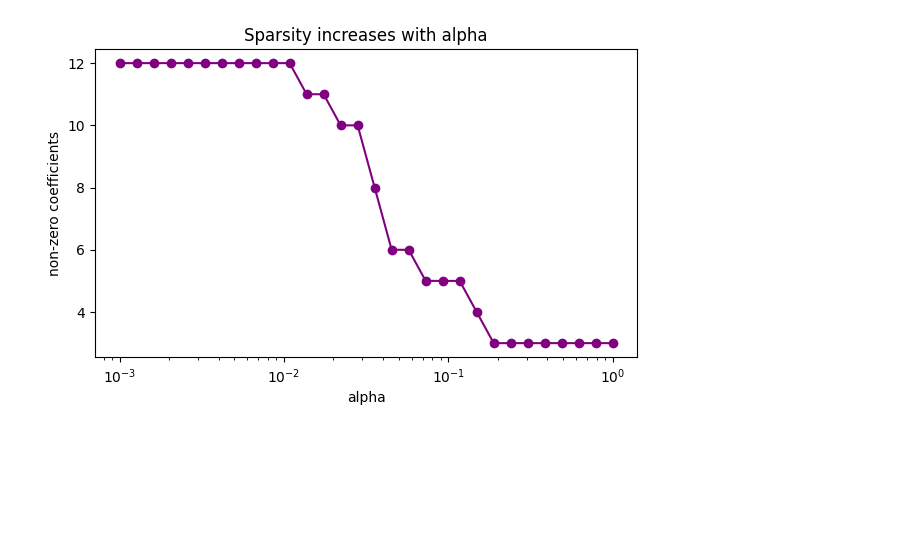
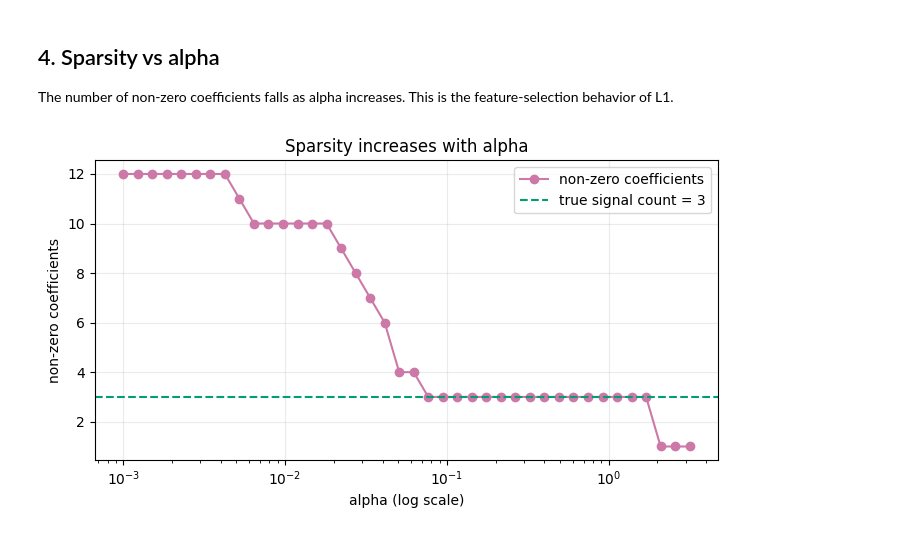
Before and after one commit to Ramu-DE/Linermodel, a Jupyter notebook: notebooks/03_lasso_regression.ipynb, the cells around one changed output. Saved outputs shown, nothing was run; the diff lists cells and outputs as text; code cells hidden in the pictures; blank space fills up the shorter version.

```diff
--- a/notebooks/03_lasso_regression.ipynb
+++ b/notebooks/03_lasso_regression.ipynb
@@ -16,6 +71,23 @@ rng=np.random.default_rng(42)
 # %%
-X=rng.normal(size=(150,12)); truth=np.r_[3,-2,1.5,np.zeros(9)]; y=X@truth+rng.normal(0,.8,150); alphas=np.logspace(-3,0,30); paths=[]
+alphas = np.logspace(-3, 0.5, 40)
+paths = []
 for a in alphas:
- p=Pipeline([('scale',StandardScaler()),('lasso',Lasso(alpha=a,max_iter=10000))]).fit(X,y); paths.append(p.named_steps['lasso'].coef_)
-plt.figure(figsize=(7,4)); plt.semilogx(alphas,paths); plt.axhline(0,color='k',lw=.7); plt.title('Lasso paths: coefficients reach zero'); plt.xlabel('alpha'); plt.ylabel('coefficient'); plt.show()
+    pipe = Pipeline([
+        ('scale', StandardScaler()),
+        ('lasso', Lasso(alpha=a, max_iter=10000)),
+    ]).fit(X_train, y_train)
+    paths.append(pipe.named_steps['lasso'].coef_)
+paths = np.array(paths)
+
+plt.figure(figsize=(8, 5))
+for j in noise_idx:
+    plt.semilogx(alphas, paths[:, j], color='0.6', ls='--', lw=1,
+                 label='noise features' if j == noise_idx[0] else None)
+for k, j in enumerate(signal_idx):
+    plt.semilogx(alphas, paths[:, j], color=OKABE_ITO[k], lw=2.5,
+                 label=f'signal x{j + 1} (true={truth[j]:.1f})')
+plt.axhline(0, color='black', lw=0.8)
+plt.title('Lasso paths: signal coefficients persist, noise -> 0')
+plt.xlabel('alpha (log scale)'); plt.ylabel('coefficient')
+plt.legend(); plt.grid(alpha=0.25); plt.tight_layout(); plt.show()
 # %% [output]
@@ -25,4 +95,15 @@ With correlated predictors, Lasso may retain one member of a group and zero anot
+# %% [markdown]
+## 4. Sparsity vs alpha
+The number of non-zero coefficients falls as alpha increases. This is the feature-selection behavior of L1.
 # %%
-nz=[np.sum(np.abs(c)>1e-8) for c in paths]; plt.figure(figsize=(7,4)); plt.semilogx(alphas,nz,'o-',color='purple'); plt.title('Sparsity increases with alpha'); plt.xlabel('alpha'); plt.ylabel('non-zero coefficients'); plt.show()
+n_nonzero = (np.abs(paths) > 1e-8).sum(axis=1)
+plt.figure(figsize=(7, 4))
+plt.semilogx(alphas, n_nonzero, color=OKABE_ITO[4], marker='o',
+             label='non-zero coefficients')
+plt.axhline(len(signal_idx), color=OKABE_ITO[2], ls='--',
+            label='true signal count = 3')
+plt.title('Sparsity increases with alpha')
+plt.xlabel('alpha (log scale)'); plt.ylabel('non-zero coefficients')
+plt.legend(); plt.grid(alpha=0.25); plt.tight_layout(); plt.show()
 # %% [output]
-[figure, old version]
+[figure, new version]
```
Also changed, not shown: parts of 13 cells of this notebook, 6 other files.
